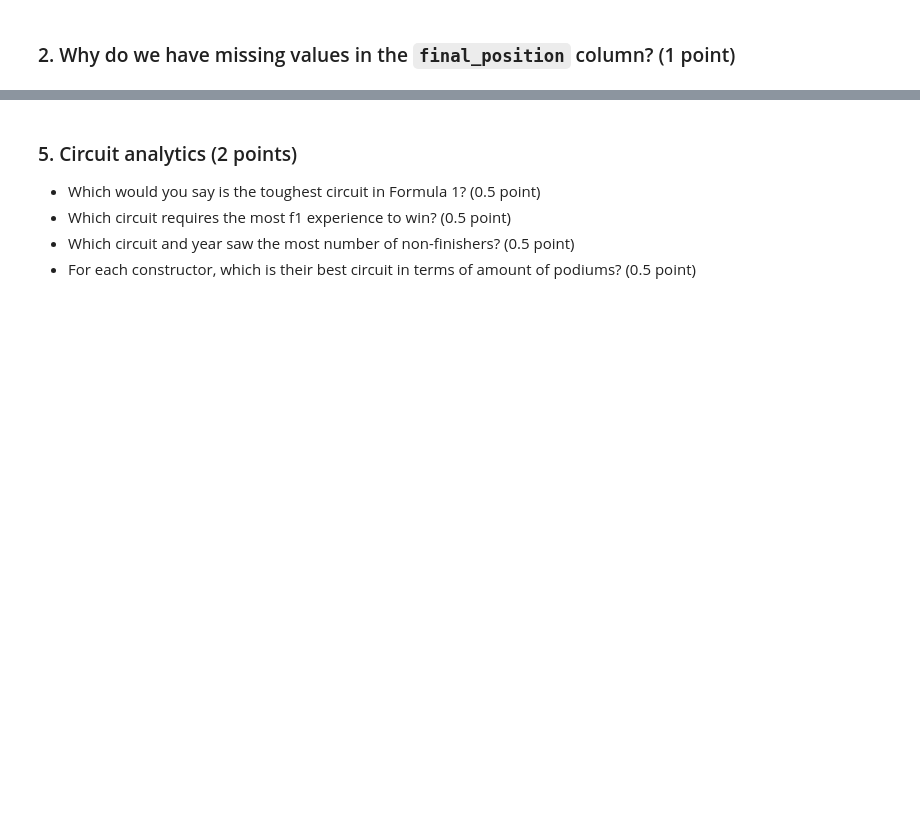
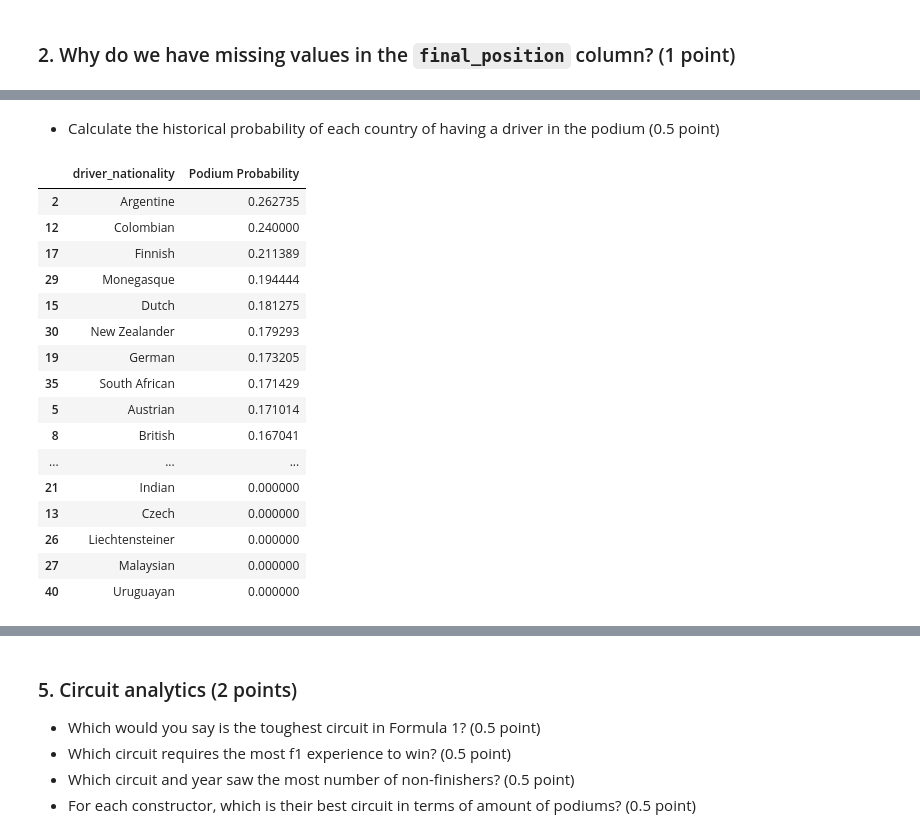
Before and after one commit to pablogalleg/python_assignment, a Jupyter notebook: group_assignment.ipynb, the cells around one changed output, grey strips where cells are left out. Drawn from its saved outputs; the diff is of its cells as text; code cells hidden in the pictures; blank space fills up the shorter version.

```diff
--- a/group_assignment.ipynb
+++ b/group_assignment.ipynb
@@ -96,0 +446,34 @@ df[:10]
+# %% [markdown]
+* Calculate the historical probability of each country of having a driver in the podium (0.5 point)
+# %%
+#for each distinct driver_nationality, we will calculate the number of podiums and the number of total races to divide them.
+
+#we begin by grouping the dataset by driver_nationality for final_position being 1, 2 or 3.
+nationality_podiums = df[df['final_position'].isin([1,2,3])].groupby('driver_nationality').size().sort_values(ascending=False)
+
+#now we group by nationality without the podium condition (total races)
+nationality_races = df.groupby('driver_nationality').size().sort_values(ascending=False)
+
+#now we divide both. in cases were no driver of that nationality got a podium, it won't appear in nationality_podium and will return NaN,
+#that's why we will replace NaN with 0 (no podium, 0 probability).
+nationality_podium_probability = (nationality_podiums / nationality_races).fillna(0).reset_index(name='Podium Probability').sort_values(by='Podium Probability',ascending=False)
+
+nationality_podium_probability
+# %% [output]
+|  | driver_nationality | Podium Probability |
+| 2 | Argentine | 0.262735 |
+| 12 | Colombian | 0.240000 |
+| 17 | Finnish | 0.211389 |
+| 29 | Monegasque | 0.194444 |
+| 15 | Dutch | 0.181275 |
+| 30 | New Zealander | 0.179293 |
+| 19 | German | 0.173205 |
+| 35 | South African | 0.171429 |
+| 5 | Austrian | 0.171014 |
+| 8 | British | 0.167041 |
+| ... | ... | ... |
+| 21 | Indian | 0.000000 |
+| 13 | Czech | 0.000000 |
+| 26 | Liechtensteiner | 0.000000 |
+| 27 | Malaysian | 0.000000 |
+| 40 | Uruguayan | 0.000000 |
```
Also changed, not shown: parts of 38 cells of this notebook.
